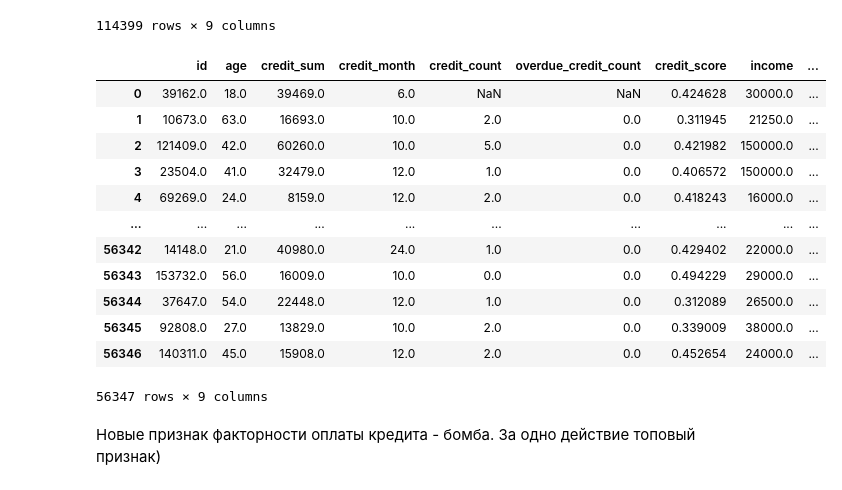
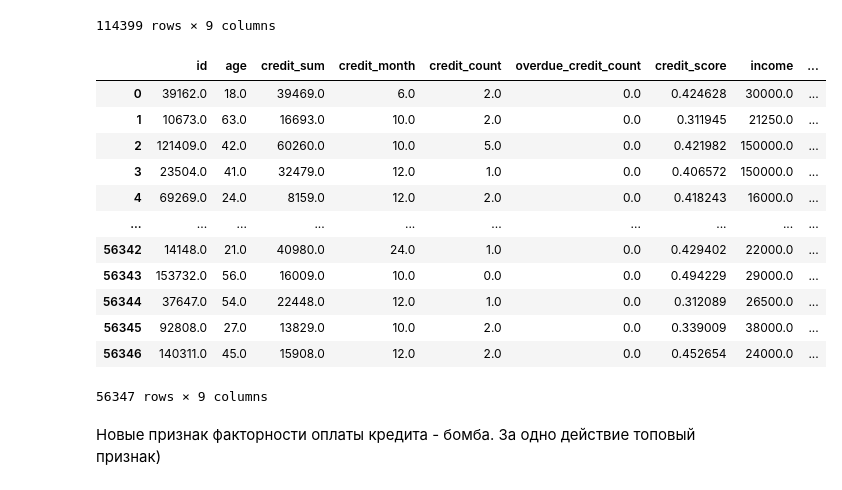
Before and after one commit to cosheimil/ml_learning, a Jupyter notebook: credits/credit.ipynb, the cells around one changed output. Cells and saved outputs as stored; diff of their text form; code cells hidden in the pictures.

```diff
--- a/credits/credit.ipynb
+++ b/credits/credit.ipynb
@@ -372,7 +389,7 @@ opened                  1.000000
 Name: opened, dtype: float64
 # %%
 number_train_imputed = number_train_imputed.astype(dtype=float)
-number_test = number_test.astype(dtype=float)
+number_test_imputed = number_test.astype(dtype=float)
 # %%
 number_train_imputed
 # %% [output]
@@ -389,22 +406,22 @@ number_train_imputed
 | 114397 | 49.0 | 12169.0 | 10.0 | 1.0 | 0.0 | 0.467395 | 16000.0 | 0.0 | ... |
 | 114398 | 57.0 | 8579.0 | 10.0 | 4.0 | 0.0 | 0.355289 | 30000.0 | 0.0 | ... |
 114399 rows × 9 columns
-# %%
-number_test
-# %% [output]
-|  | id | age | credit_sum | credit_month | credit_count | overdue_credit_count | credit_score | income | ... |
-| 0 | 39162.0 | 18.0 | 39469.0 | 6.0 | NaN | NaN | 0.424628 | 30000.0 | ... |
-| 1 | 10673.0 | 63.0 | 16693.0 | 10.0 | 2.0 | 0.0 | 0.311945 | 21250.0 | ... |
-| 2 | 121409.0 | 42.0 | 60260.0 | 10.0 | 5.0 | 0.0 | 0.421982 | 150000.0 | ... |
-| 3 | 23504.0 | 41.0 | 32479.0 | 12.0 | 1.0 | 0.0 | 0.406572 | 150000.0 | ... |
-| 4 | 69269.0 | 24.0 | 8159.0 | 12.0 | 2.0 | 0.0 | 0.418243 | 16000.0 | ... |
-| ... | ... | ... | ... | ... | ... | ... | ... | ... | ... |
-| 56342 | 14148.0 | 21.0 | 40980.0 | 24.0 | 1.0 | 0.0 | 0.429402 | 22000.0 | ... |
-| 56343 | 153732.0 | 56.0 | 16009.0 | 10.0 | 0.0 | 0.0 | 0.494229 | 29000.0 | ... |
-| 56344 | 37647.0 | 54.0 | 22448.0 | 12.0 | 1.0 | 0.0 | 0.312089 | 26500.0 | ... |
-| 56345 | 92808.0 | 27.0 | 13829.0 | 10.0 | 2.0 | 0.0 | 0.339009 | 38000.0 | ... |
-| 56346 | 140311.0 | 45.0 | 15908.0 | 12.0 | 2.0 | 0.0 | 0.452654 | 24000.0 | ... |
-56347 rows × 9 columns
+# %%
+number_test_imputed
+# %% [output]
+|  | id | age | credit_sum | credit_month | credit_count | overdue_credit_count | credit_score | income | ... |
+| 0 | 39162.0 | 18.0 | 39469.0 | 6.0 | 2.0 | 0.0 | 0.424628 | 30000.0 | ... |
+| 1 | 10673.0 | 63.0 | 16693.0 | 10.0 | 2.0 | 0.0 | 0.311945 | 21250.0 | ... |
+| 2 | 121409.0 | 42.0 | 60260.0 | 10.0 | 5.0 | 0.0 | 0.421982 | 150000.0 | ... |
+| 3 | 23504.0 | 41.0 | 32479.0 | 12.0 | 1.0 | 0.0 | 0.406572 | 150000.0 | ... |
+| 4 | 69269.0 | 24.0 | 8159.0 | 12.0 | 2.0 | 0.0 | 0.418243 | 16000.0 | ... |
+| ... | ... | ... | ... | ... | ... | ... | ... | ... | ... |
+| 56342 | 14148.0 | 21.0 | 40980.0 | 24.0 | 1.0 | 0.0 | 0.429402 | 22000.0 | ... |
+| 56343 | 153732.0 | 56.0 | 16009.0 | 10.0 | 0.0 | 0.0 | 0.494229 | 29000.0 | ... |
+| 56344 | 37647.0 | 54.0 | 22448.0 | 12.0 | 1.0 | 0.0 | 0.312089 | 26500.0 | ... |
+| 56345 | 92808.0 | 27.0 | 13829.0 | 10.0 | 2.0 | 0.0 | 0.339009 | 38000.0 | ... |
+| 56346 | 140311.0 | 45.0 | 15908.0 | 12.0 | 2.0 | 0.0 | 0.452654 | 24000.0 | ... |
+56347 rows × 9 columns
 # %% [markdown]
 Новые признак факторности оплаты кредита - бомба. За одно действие топовый признак)
 # %% [markdown]
```
Also changed, not shown: parts of 27 cells of this notebook.
